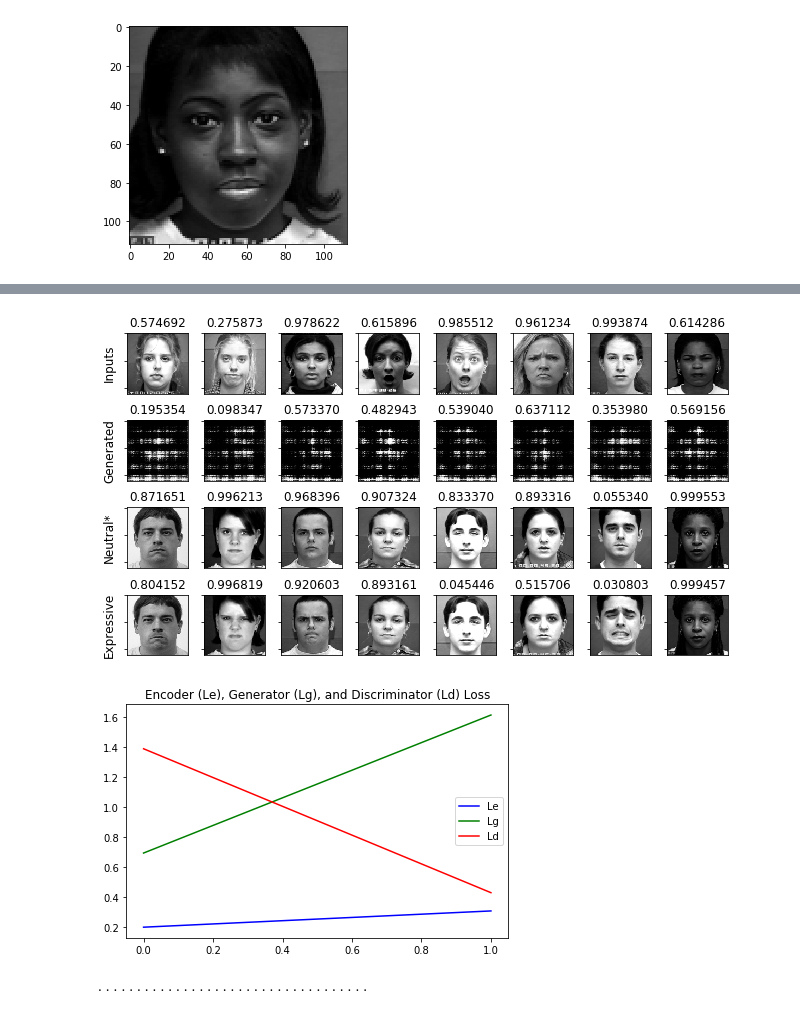
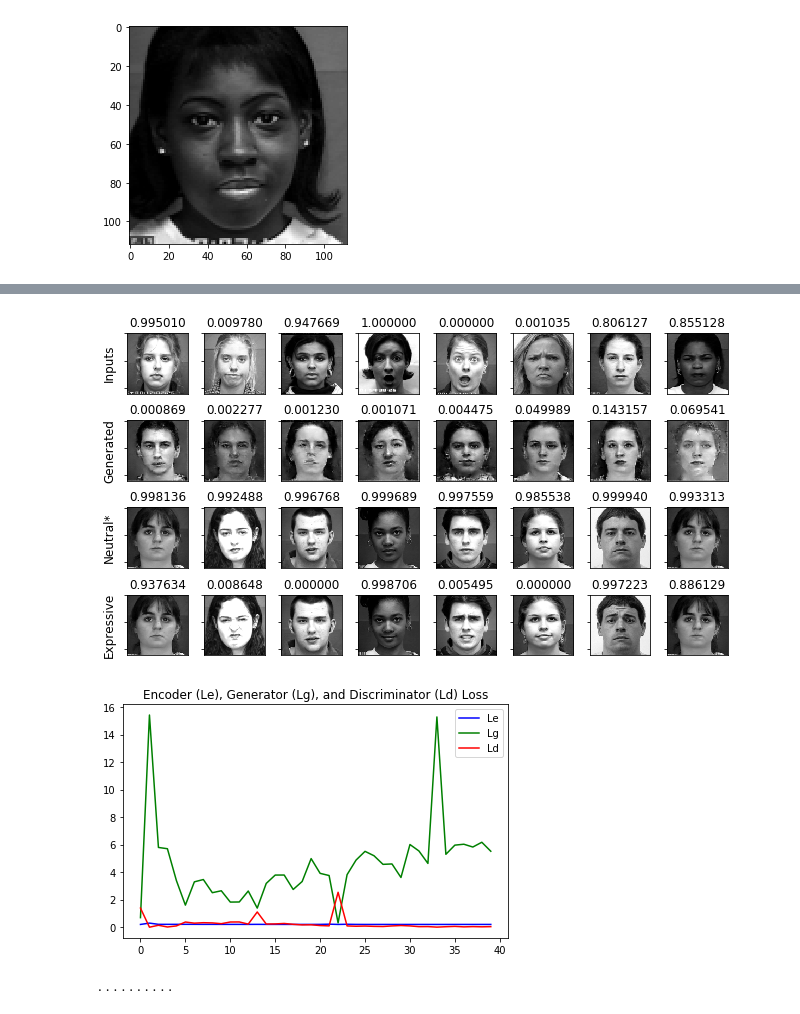
Before and after one commit to willtc111/StoicNet, a Jupyter notebook: Trainer.ipynb, the cells around one changed output, grey strips where cells are left out. Cells and saved outputs as stored; diff of their text form; code cells hidden in the pictures.

```diff
--- a/Trainer.ipynb
+++ b/Trainer.ipynb
@@ -492,10 +540,11 @@ for epoch in range(1, epochs+1):
         other_raw = image_features['imageOther']
         assert not np.any(np.isnan(other_raw))
 
-        compute_apply_gradients(encoder, generator, discriminator,
-                                neutral_raw, expressive_raw, other_raw,
-                                encoder_optimizer, generator_optimizer, discriminator_optimizer,
-                                beta)
+        compute_apply_gradients_separately(
+            encoder, generator, discriminator,
+            neutral_raw, expressive_raw, other_raw,
+            encoder_optimizer, generator_optimizer, discriminator_optimizer,
+            beta)
 
         batchCounter += 1
         if batchCounter % 10 == 0:
@@ -536,6 +585,6 @@ Noise intensity: 0              Beta: 0.10000000149011612
-[figure, old version]
+[figure, new version]
-[figure, old version]
+[figure, new version]
-...................................
+..........
 # %%
 checkpoint_prefix = os.path.join(checkpoint_dir, "FINAL_CKPT_" + time.strftime('%l:%M%b%d'))
 checkpoint.save(file_prefix = checkpoint_prefix)
```
Also changed, not shown: parts of 2 cells of this notebook.
